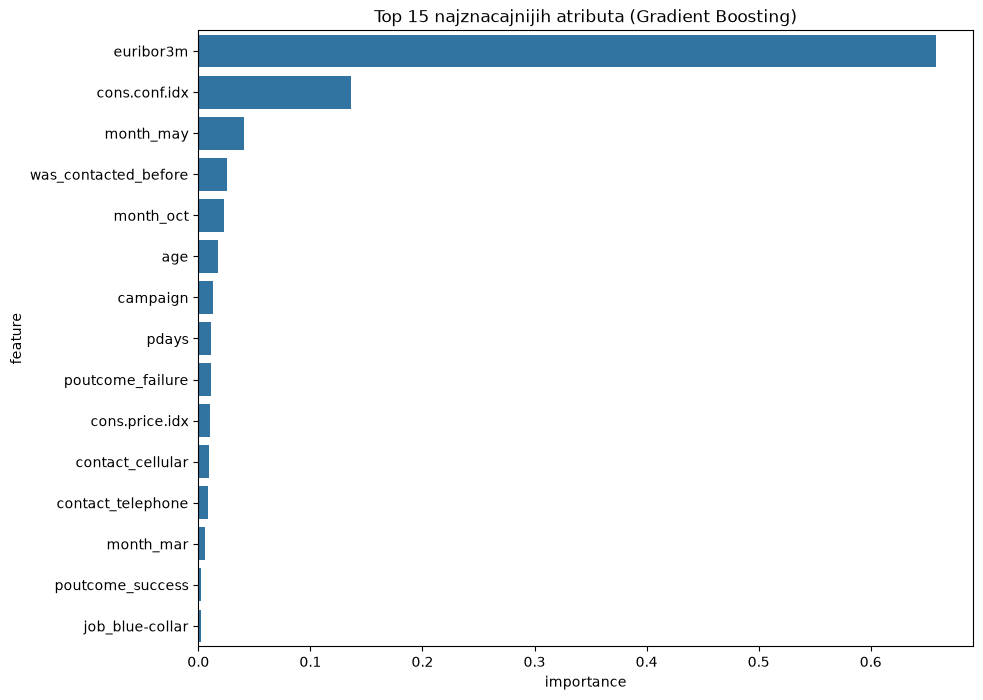
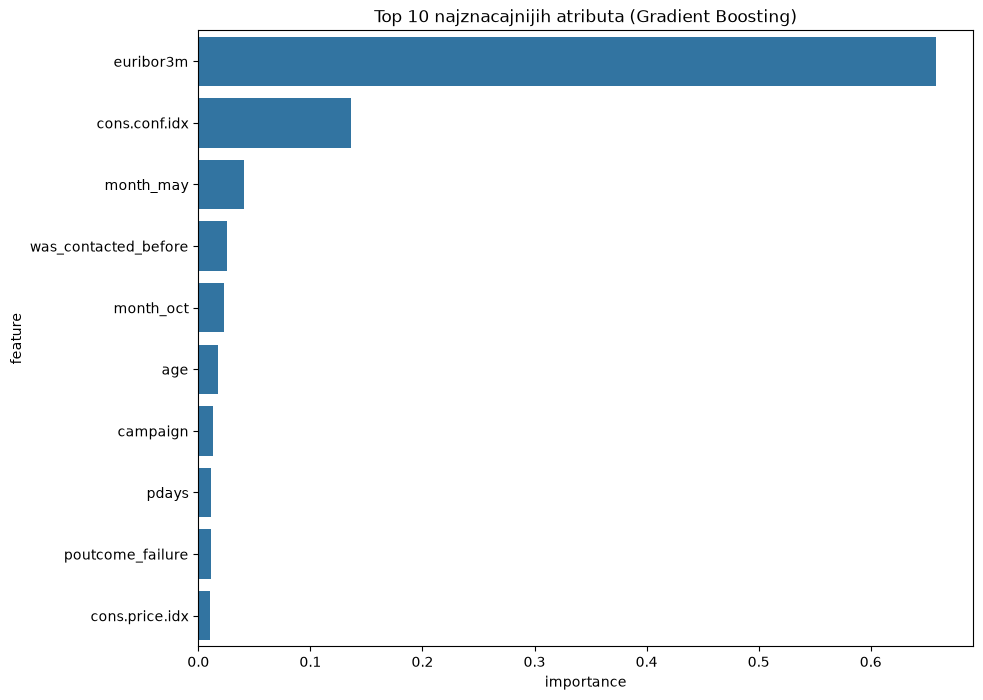
Unified diff of the notebook cell whose output changed from the first chart to the second:
--- before
+++ after
@@ -3,5 +3,5 @@
 import seaborn as sns
 plt.figure(figsize=(10,8))
-sns.barplot(x='importance', y='feature', data=feat_importance_df.head(15))
-plt.title('Top 15 najznacajnijih atributa (Gradient Boosting)')
+sns.barplot(x='importance', y='feature', data=feat_importance_df.head(10))
+plt.title('Top 10 najznacajnijih atributa (Gradient Boosting)')
 plt.show()

Commit: Bank Marketing Classification 3